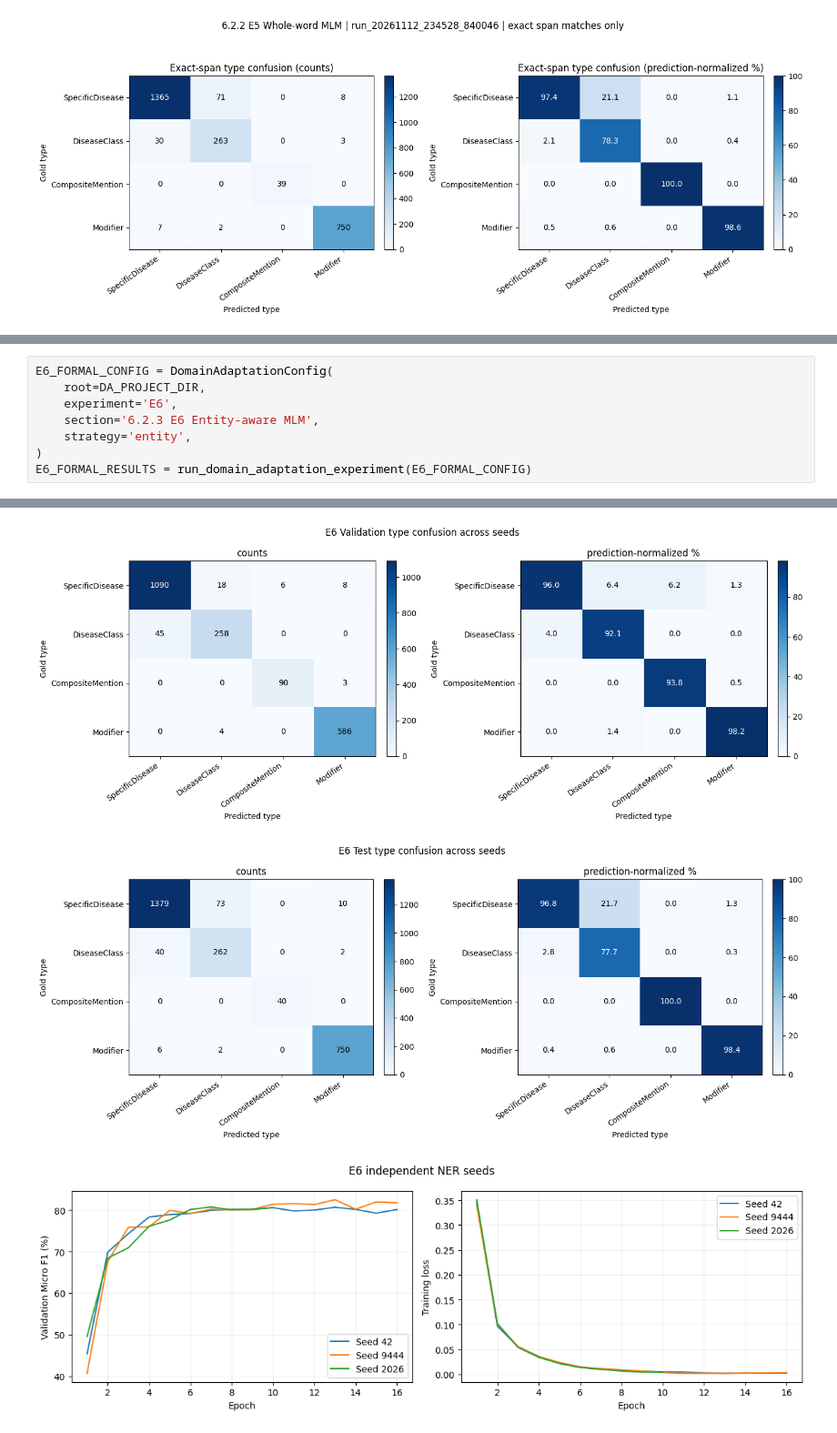
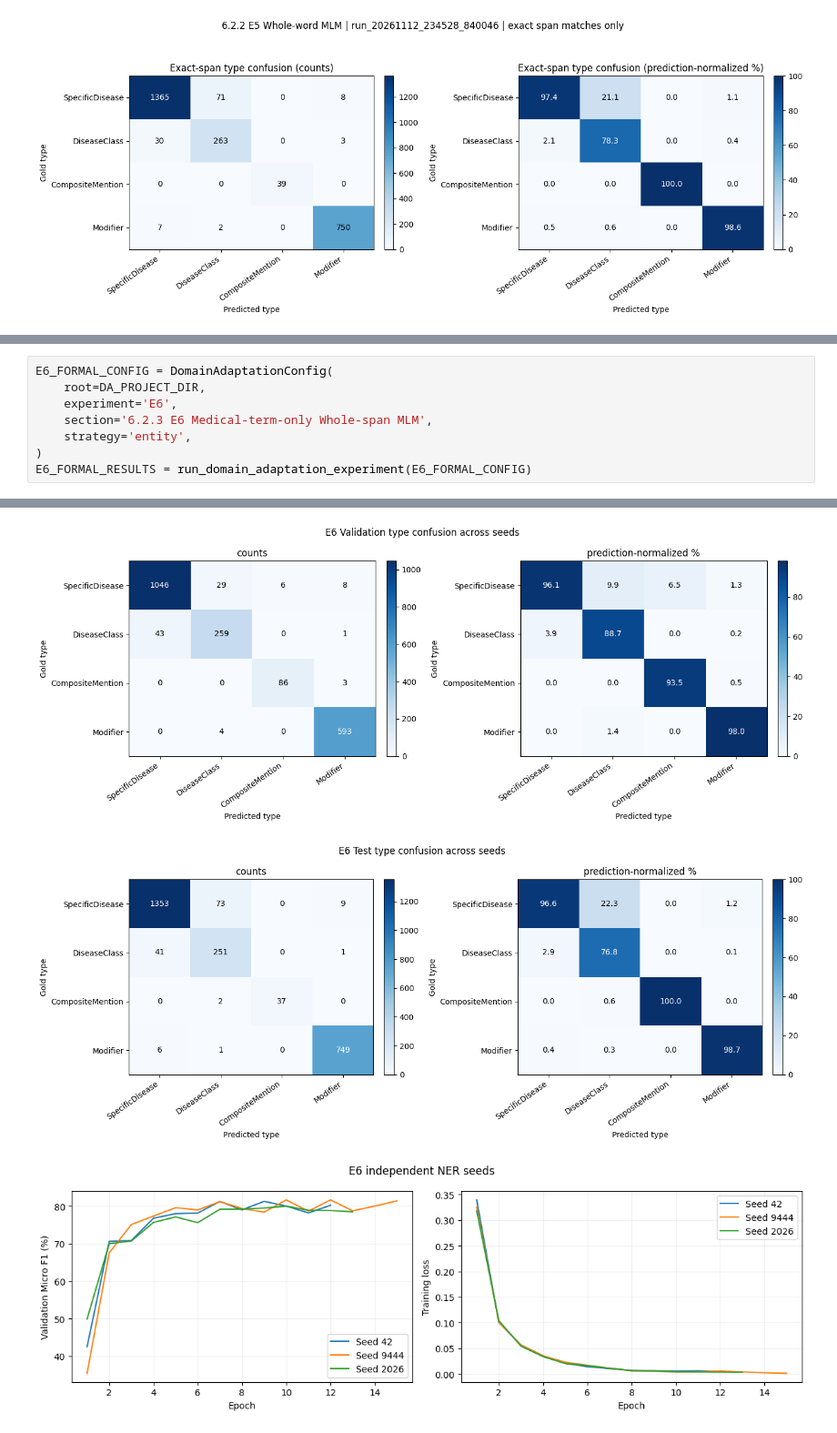
Before and after one commit to Edric-D/MedNLP_Research, a Jupyter notebook: MedNLP_research.ipynb, the cells around one changed output, grey strips where cells are left out. Shown at 91% size. Saved outputs shown, nothing was run; the diff lists cells and outputs as text.

```diff
--- a/MedNLP_research.ipynb
+++ b/MedNLP_research.ipynb
@@ -6514,7 +6530,7 @@ Exact-span type confusion
 E6_FORMAL_CONFIG = DomainAdaptationConfig(
     root=DA_PROJECT_DIR,
     experiment='E6',
-    section='6.2.3 E6 Entity-aware MLM',
+    section='6.2.3 E6 Medical-term-only Whole-span MLM',
     strategy='entity',
 )
 E6_FORMAL_RESULTS = run_domain_adaptation_experiment(E6_FORMAL_CONFIG)
@@ -6580,3 +6596,3 @@ E6 per-type metrics
-[figure, old version]
+[figure, new version]
 [figure]
-[figure, old version]
+[figure, new version]
```
Also changed, not shown: parts of 7 cells of this notebook, 1 other file.
